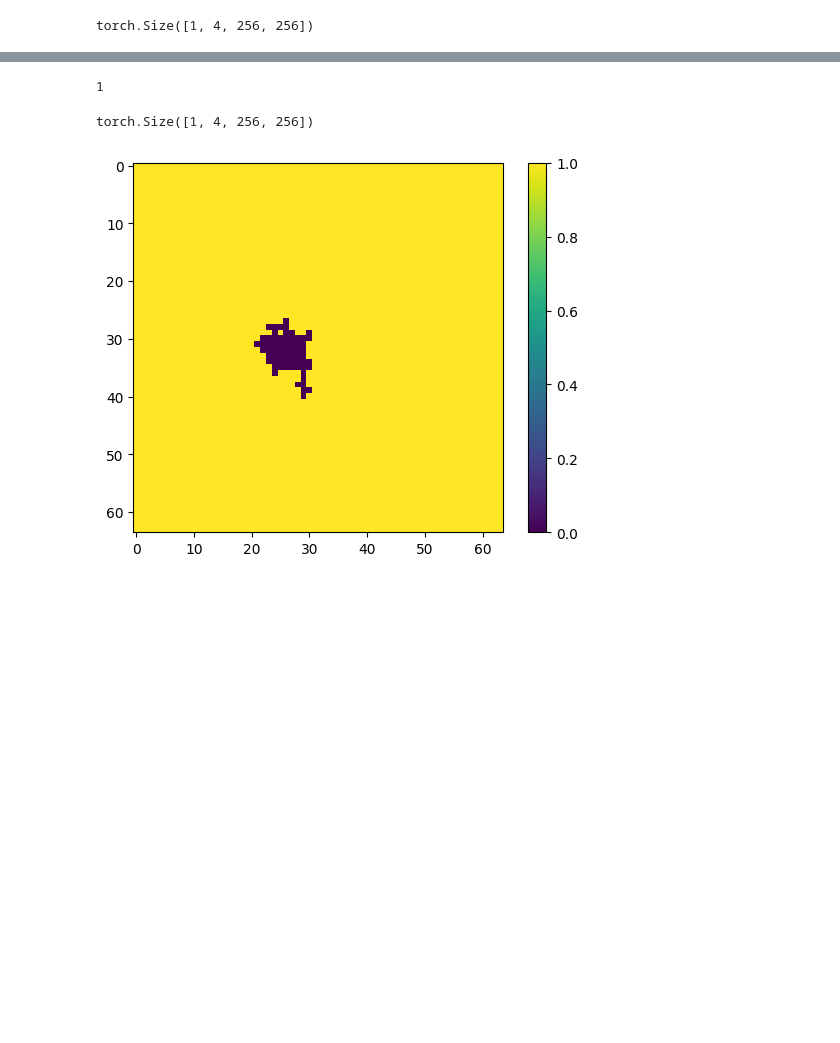
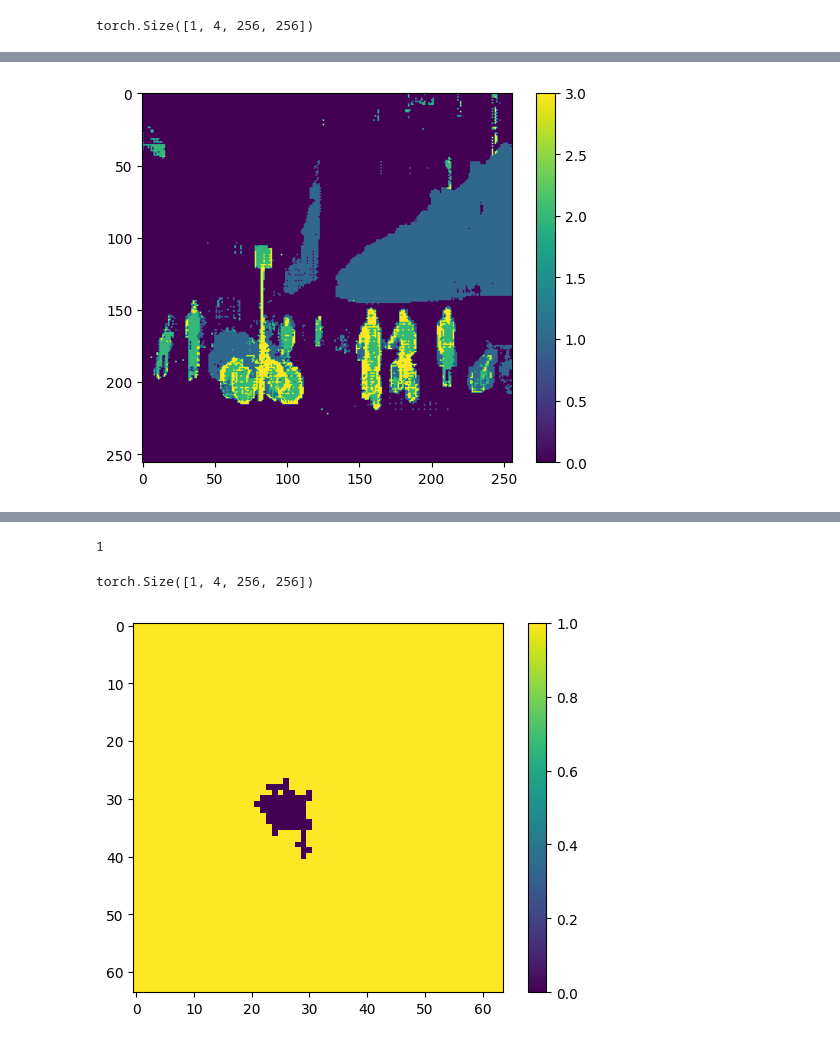
Before and after one commit to Gulio357/ComputerVision_Semantic_Segmentation, a Jupyter notebook: lora_ade.ipynb, the cells around one changed output, grey strips where cells are left out. Saved outputs shown, nothing was run; the diff lists cells and outputs as text; code cells hidden in the pictures; blank space fills up the shorter version.

```diff
--- a/lora_ade.ipynb
+++ b/lora_ade.ipynb
@@ -361,3 +338,11 @@ plt.show()
+# %%
+mask_plot = np.argmax(mask_plot, axis=0)
+
+img = plt.imshow(mask_plot)
+plt.colorbar(img)
+plt.show()
+# %% [output]
+[figure, added]
 # %%
 mask_plot = np.argmax(mask_plot, axis=0)
 
```
Also changed, not shown: parts of 7 cells of this notebook, 3 other files.
